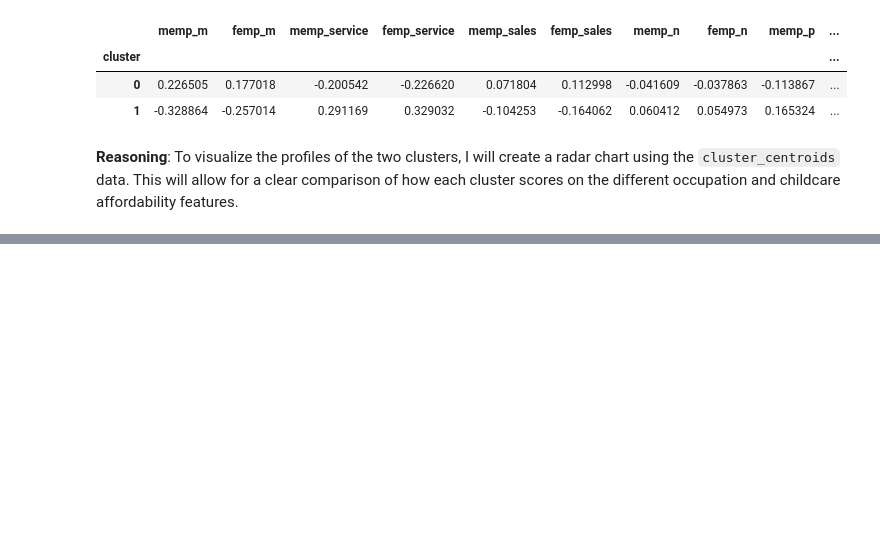
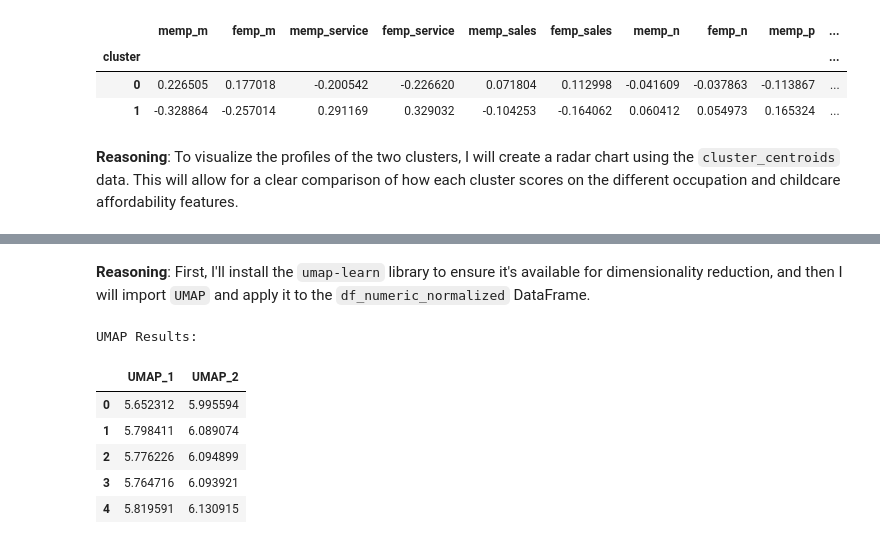
Before and after one commit to AliceNanL/BA820-project, a Jupyter notebook: BA820_Childcare_M4_NanLi.ipynb, the cells around one changed output, grey strips where cells are left out. Saved outputs shown, nothing was run; the diff lists cells and outputs as text; code cells hidden in the pictures; blank space fills up the shorter version.

```diff
--- a/BA820_Childcare_M4_NanLi.ipynb
+++ b/BA820_Childcare_M4_NanLi.ipynb
@@ -1106,0 +1064,25 @@ This suggests a potential correlation between occupational gender distribution w
+# %% [markdown]
+**Reasoning**:
+First, I'll install the `umap-learn` library to ensure it's available for dimensionality reduction, and then I will import `UMAP` and apply it to the `df_numeric_normalized` DataFrame.
+# %%
+!pip install umap-learn -q
+
+import umap
+
+# Instantiate UMAP with 2 components and a random state for reproducibility
+reducer = umap.UMAP(n_components=2, random_state=42)
+
+# Apply UMAP transformation to df_numeric_normalized
+umap_results = pd.DataFrame(reducer.fit_transform(df_numeric_normalized), columns=['UMAP_1', 'UMAP_2'])
+
+# Display the first few rows of the UMAP results
+print("UMAP Results:")
+umap_results.head()
+# %% [output]
+UMAP Results:
+|  | UMAP_1 | UMAP_2 |
+| 0 | 5.652312 | 5.995594 |
+| 1 | 5.798411 | 6.089074 |
+| 2 | 5.776226 | 6.094899 |
+| 3 | 5.764716 | 6.093921 |
+| 4 | 5.819591 | 6.130915 |
```
Also changed, not shown: parts of 19 cells of this notebook.
